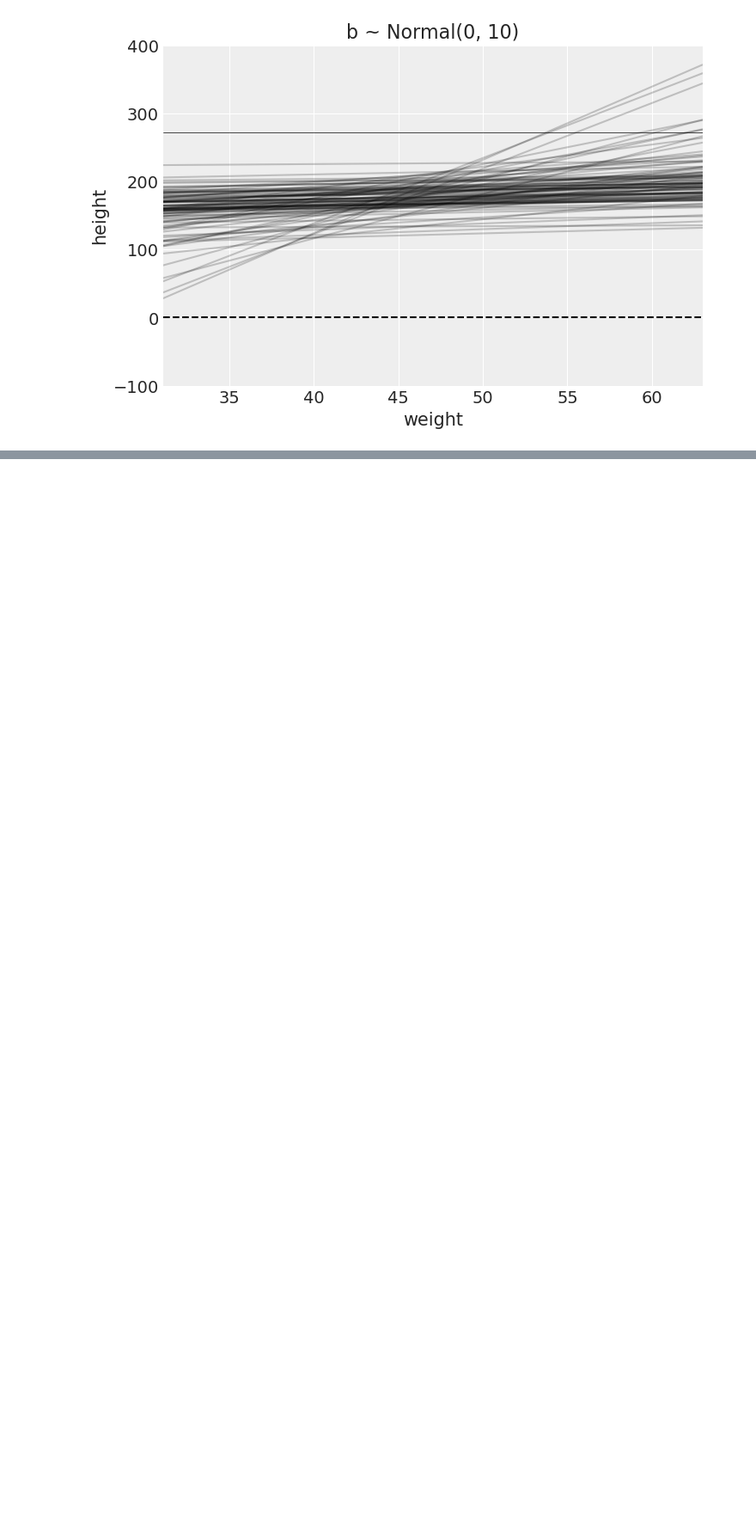
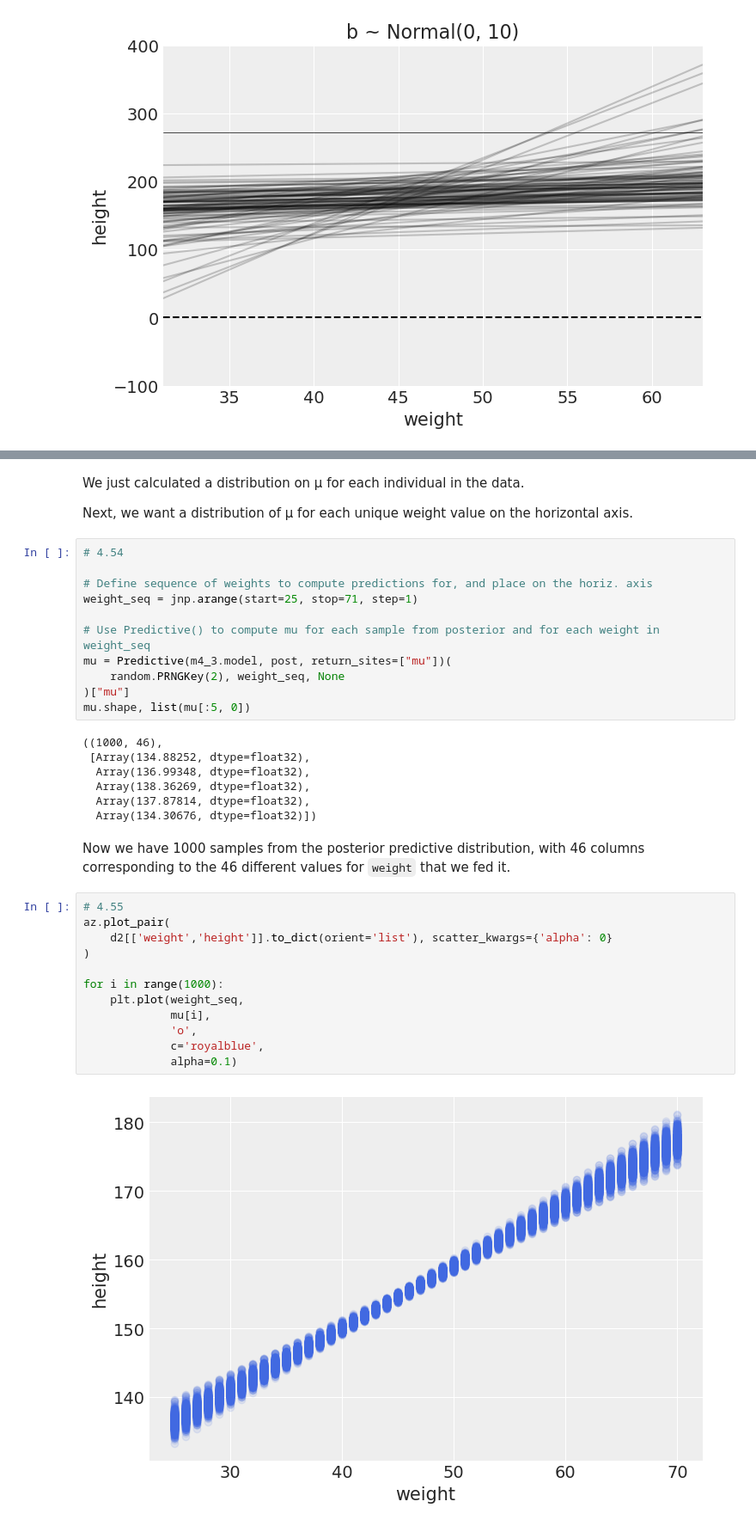
Before and after one commit to krademaker/Pyro, a Jupyter notebook: learning_numpyro/notebooks/SR_ch_4_numpyro.ipynb, the cells around one changed output, grey strips where cells are left out. Shown at 86% size. Saved outputs shown, nothing was run; the diff lists cells and outputs as text; blank space fills up the shorter version.

```diff
--- a/learning_numpyro/notebooks/SR_ch_4_numpyro.ipynb
+++ b/learning_numpyro/notebooks/SR_ch_4_numpyro.ipynb
@@ -522,0 +720,38 @@ plt.show()
+# %% [markdown]
+We just calculated a distribution on μ for each individual in the data.
+
+Next, we want a distribution of μ for each unique weight value on the horizontal axis.
+# %%
+# 4.54
+
+# Define sequence of weights to compute predictions for, and place on the horiz. axis
+weight_seq = jnp.arange(start=25, stop=71, step=1)
+
+# Use Predictive() to compute mu for each sample from posterior and for each weight in weight_seq
+mu = Predictive(m4_3.model, post, return_sites=["mu"])(
+    random.PRNGKey(2), weight_seq, None
+)["mu"]
+mu.shape, list(mu[:5, 0])
+# %% [output]
+((1000, 46),
+ [Array(134.88252, dtype=float32),
+  Array(136.99348, dtype=float32),
+  Array(138.36269, dtype=float32),
+  Array(137.87814, dtype=float32),
+  Array(134.30676, dtype=float32)])
+# %% [markdown]
+Now we have 1000 samples from the posterior predictive distribution, with 46 columns corresponding to the 46 different values for `weight` that we fed it.
+# %%
+# 4.55
+az.plot_pair(
+    d2[['weight','height']].to_dict(orient='list'), scatter_kwargs={'alpha': 0}
+)
+
+for i in range(1000):
+    plt.plot(weight_seq,
+             mu[i],
+             'o',
+             c='royalblue',
+             alpha=0.1)
+# %% [output]
+[figure, added]
```
Also changed, not shown: parts of 112 cells of this notebook.
